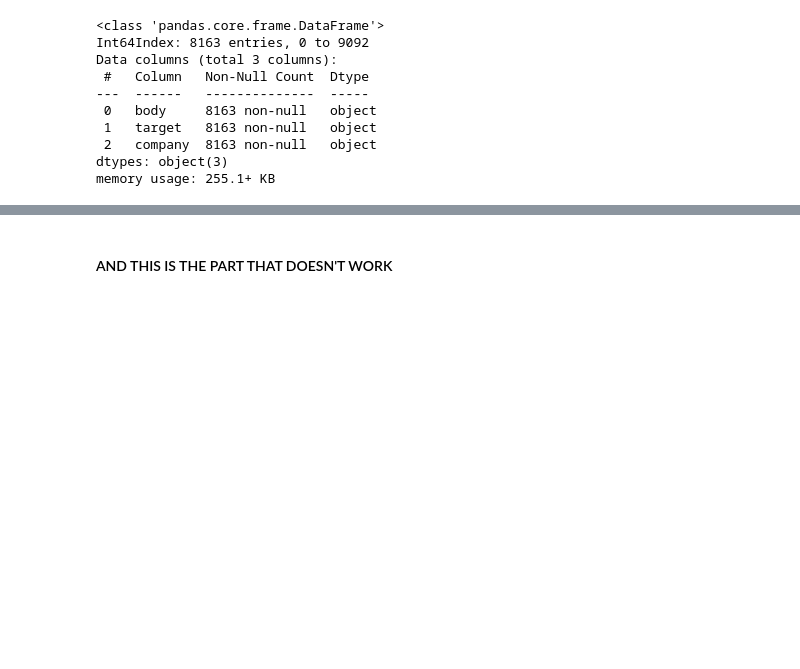
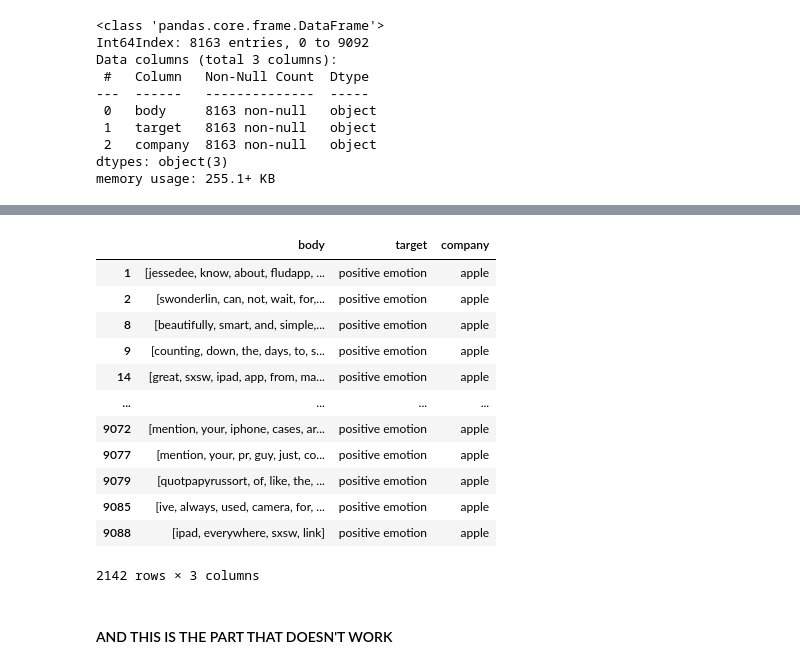
Before and after one commit to Kmulla19/Project4, a Jupyter notebook: preprocess.ipynb, the cells around one changed output, grey strips where cells are left out. Cells and saved outputs as stored; diff of their text form; code cells hidden in the pictures; blank space fills up the shorter version.

```diff
--- a/preprocess.ipynb
+++ b/preprocess.ipynb
@@ -239,6 +421,22 @@ See the caveats in the documentation: https://pandas.pydata.org/pandas-docs/stab
 | 9091 | [some, verizon, iphone, customers... | 1 | apple |
 | 9092 | [њпўћпаљь_ѓкѓоѓтѓјѓбввѓ_ѓјѓџв_ывr... | 1 | google |
 8163 rows × 3 columns
+# %%
+apple_pos_df
+# %% [output]
+|  | body | target | company |
+| 1 | [jessedee, know, about, fludapp, ... | positive emotion | apple |
+| 2 | [swonderlin, can, not, wait, for,... | positive emotion | apple |
+| 8 | [beautifully, smart, and, simple,... | positive emotion | apple |
+| 9 | [counting, down, the, days, to, s... | positive emotion | apple |
+| 14 | [great, sxsw, ipad, app, from, ma... | positive emotion | apple |
+| ... | ... | ... | ... |
+| 9072 | [mention, your, iphone, cases, ar... | positive emotion | apple |
+| 9077 | [mention, your, pr, guy, just, co... | positive emotion | apple |
+| 9079 | [quotpapyrussort, of, like, the, ... | positive emotion | apple |
+| 9085 | [ive, always, used, camera, for, ... | positive emotion | apple |
+| 9088 | [ipad, everywhere, sxsw, link] | positive emotion | apple |
+2142 rows × 3 columns
 # %%
 X = binary_df.body
 y = binary_df.target
```
Also changed, not shown: parts of 10 cells of this notebook.
